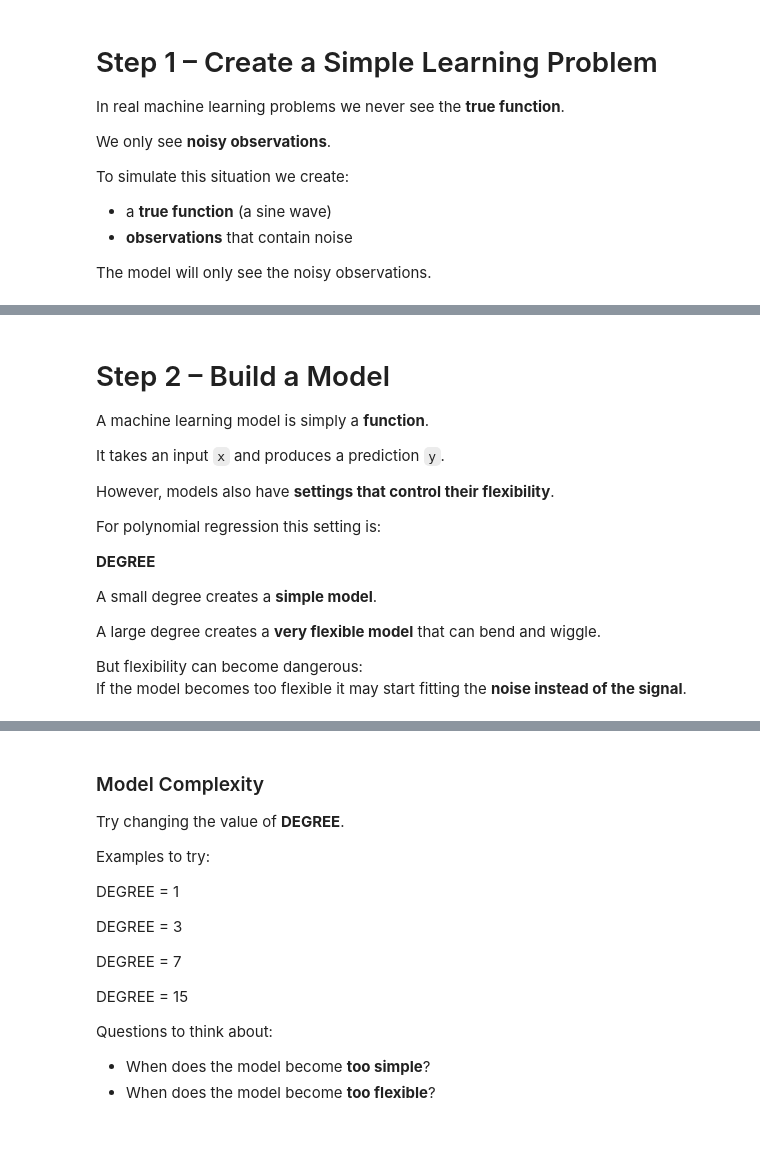
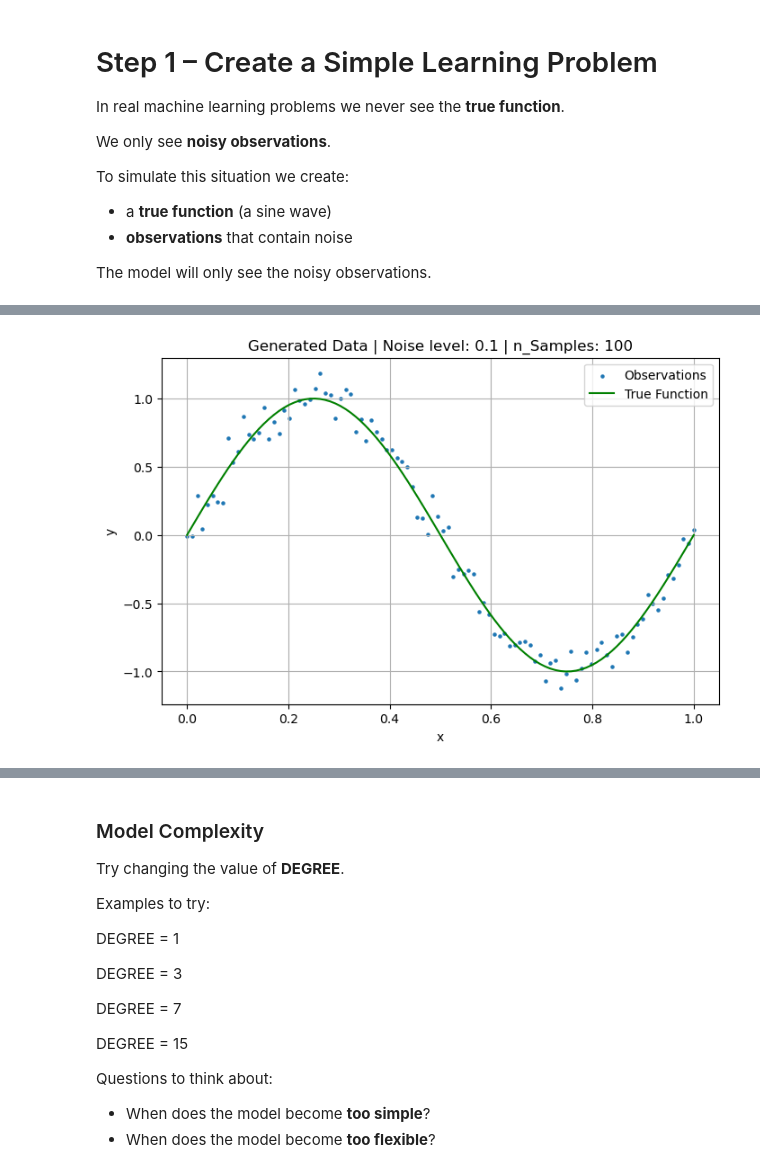
Before and after one commit to imanmossavat/ml-teaching-materials-fontys, a Jupyter notebook: ML Studio/S2_model_complexity_polynomial_experiment.ipynb, the cells around one changed output, grey strips where cells are left out. Cells and saved outputs as stored; diff of their text form; code cells hidden in the pictures; blank space fills up the shorter version.

```diff
--- a/ML Studio/S2_model_complexity_polynomial_experiment.ipynb
+++ b/ML Studio/S2_model_complexity_polynomial_experiment.ipynb
@@ -60,21 +60,3 @@ To simulate this situation we create:
 - **observations** that contain noise
 
 The model will only see the noisy observations.
-# %%
-A= 1
-OMEGA= 2* np.pi * 1
-my_sine_func = lambda x: A *np.sin(OMEGA *x)
-
-
-NOISE= .1 # controls data quality!
-DATA_SIZE= 100
-Data_RANGE= 1 # leavfe it
-x_train= np.linspace(0,Data_RANGE,DATA_SIZE)
-y0=  my_sine_func(x_train)
-noise= NOISE *np.random.randn(x_train.shape[0])
-observation= y0+ noise
-plt.scatter(x_train,observation, label='observations', s= 1)
-plt.legend()
-plt.xlabel('x', fontsize= 24)
-plt.ylabel('Target variable F(X)', fontsize= 24)
-plt.grid()
@@ -100,19 +63,43 @@ The model only sees the noisy observations and must **guess the underlying patte
-# %% [markdown]
-# Step 2 – Build a Model
-
-A machine learning model is simply a **function**.
-
-It takes an input `x` and produces a prediction `y`.
-
-However, models also have **settings that control their flexibility**.
-
-For polynomial regression this setting is:
-
-**DEGREE**
-
-A small degree creates a **simple model**.
-
-A large degree creates a **very flexible model** that can bend and wiggle.
-
-But flexibility can become dangerous:
-If the model becomes too flexible it may start fitting the **noise instead of the signal**.
+# %%
+def generate_sine_data(
+    A=1,
+    omega=2*np.pi,
+    noise_level=0.1,
+    n_samples=100,
+    x_range=(0, 1),
+    plot=False
+):
+    """
+    Generate a noisy sine dataset.
+
+    Returns:
+    - x: input features, shape (n_samples,1)
+    - y: noisy observations, shape (n_samples,1)
+    - y_true: true sine values, shape (n_samples,1)
+    - sine_func: function handle for the true function
+    """
+    x = np.linspace(x_range[0], x_range[1], n_samples).reshape(-1,1)
+    sine_func = lambda x_: A * np.sin(omega * x_)
+    y_true = sine_func(x)
+    noise = noise_level * np.random.randn(n_samples, 1)
+    y = y_true + noise
+
+    if plot:
+        plt.figure(figsize=(8,5))
+        plt.scatter(x, y, s=5, label="Observations")
+        plt.plot(x, y_true, c='green', label="True Function")
+        plt.xlabel("x")
+        plt.ylabel("y")
+        plt.title(f"Generated Data | Noise level: {noise_level} | n_Samples: {n_samples}")
+        plt.legend()
+        plt.grid()
+        plt.show()
+
+    return x, y, y_true, sine_func
+
+# Generate training data
+noise_level=0.1
+n_samples=100
+x_train, y_train, y_true, sine_func = generate_sine_data(noise_level=noise_level, n_samples=n_samples, plot=True)
+# %% [output]
+[figure, added]
```
Also changed, not shown: parts of 26 cells of this notebook, 5 other files.
